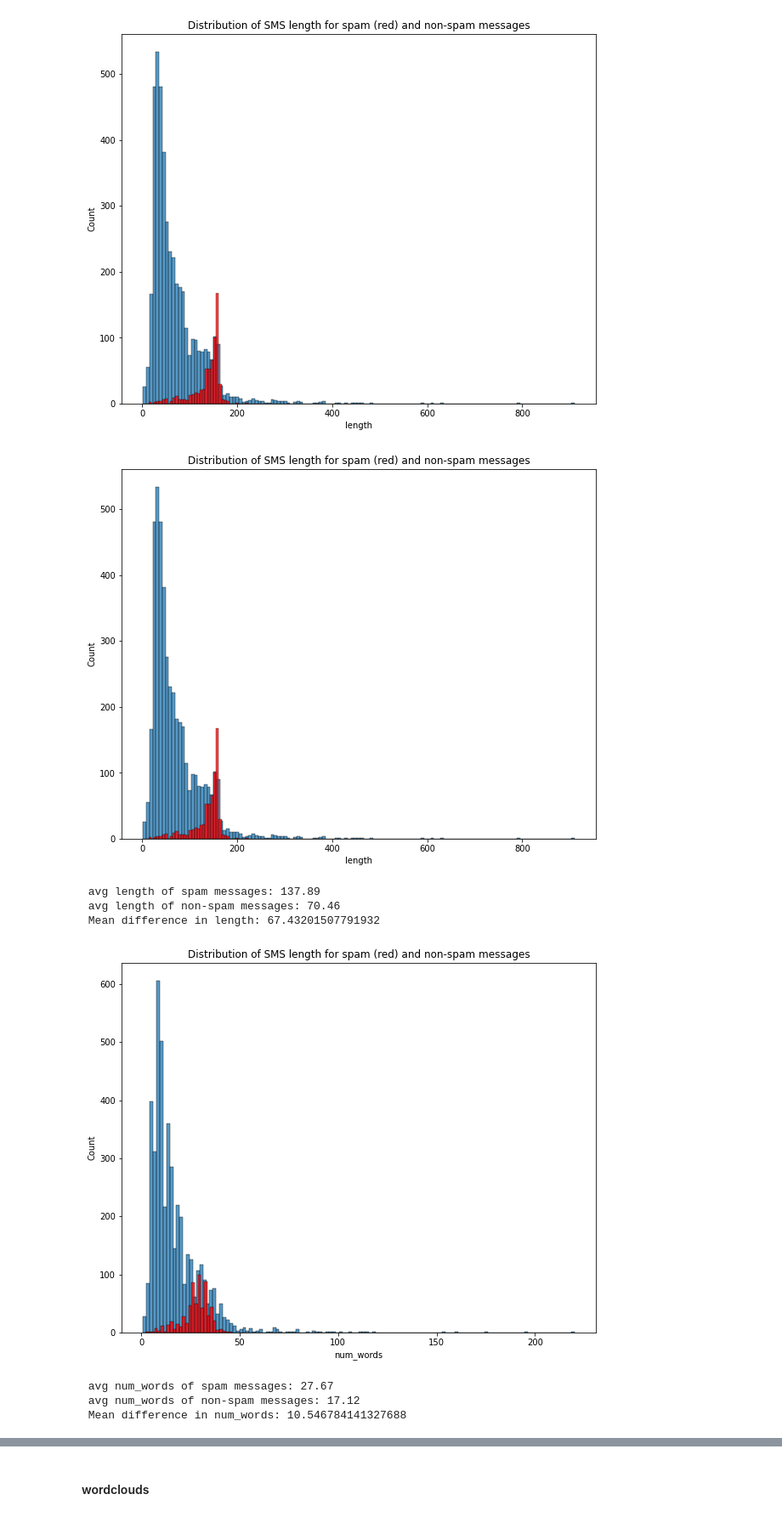
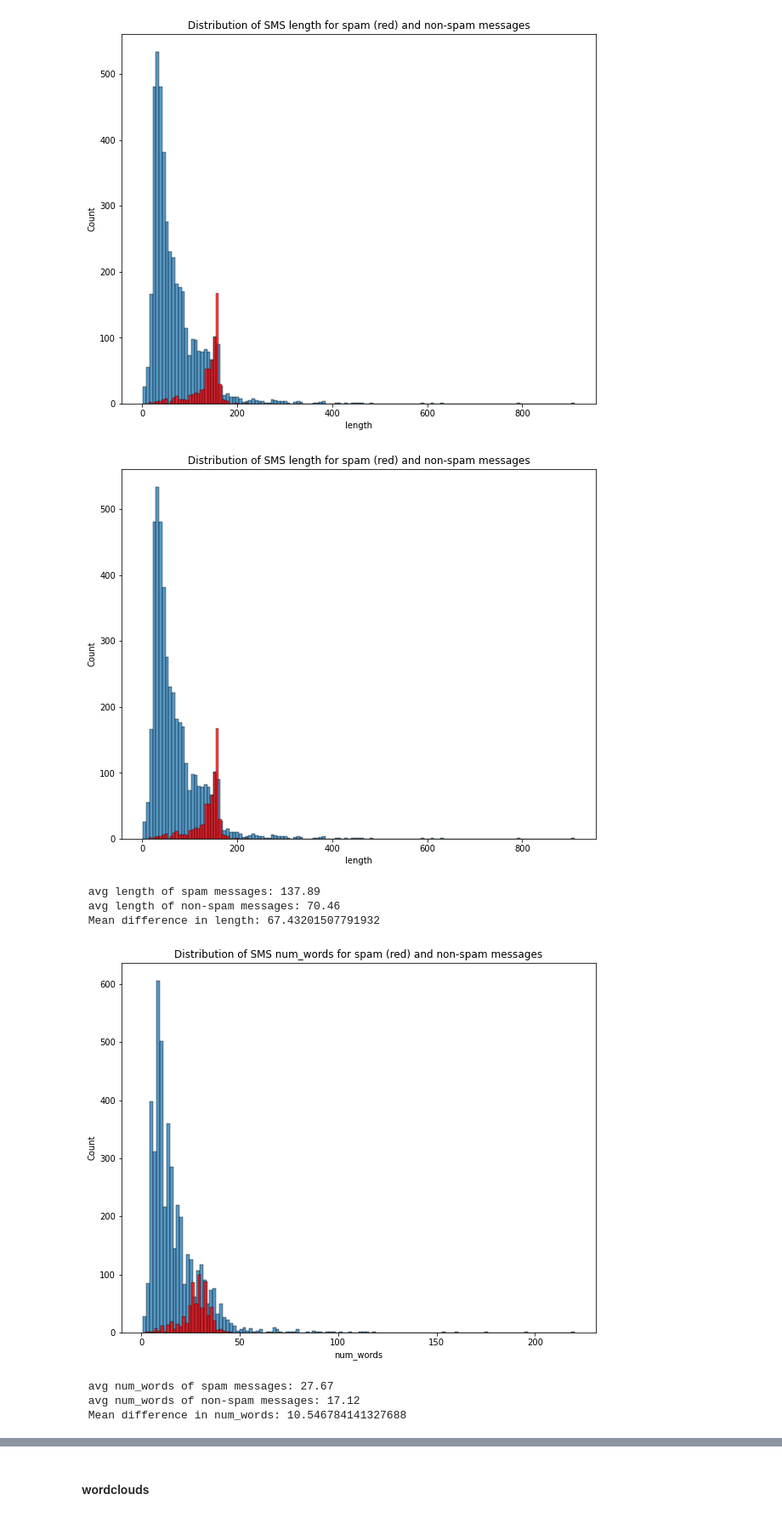
Before and after one commit to raghuvir1/spam_classifier, a Jupyter notebook: spam classifier.ipynb, the cells around one changed output, grey strips where cells are left out. Shown at 85% size. Cells and saved outputs as stored; diff of their text form; code cells hidden in the pictures.

```diff
--- a/spam classifier.ipynb
+++ b/spam classifier.ipynb
@@ -206,22 +206,25 @@ plt.show()
 # %% [output]
 [figure]
 # %%
+import seaborn as sns
+
+# plot distributions of 'length', 'num_words', and 'num_sent' against spam and non-spam messages
 for col in ['length', 'num_words', 'num_sent' ]:
     plt.figure(figsize=(10,8))
-    plt.title('Distribution of SMS length for spam (red) and non-spam messages')
+    plt.title(f'Distribution of SMS {col} for spam (red) and non-spam messages')
     sns.histplot(spam_df[spam_df['target'] == 0][col])
     sns.histplot(spam_df[spam_df['target'] == 1][col],color='red')
     plt.show()
 
     print(f" avg {str(col)} of spam messages: {spam_df[spam_df['target']==1][col].mean().round(2)}")
     print(f" avg {str(col)} of non-spam messages: {spam_df[spam_df['target']==0][col].mean().round(2)}")
     print(f" Mean difference in {str(col)}: {spam_df[spam_df['target']==1][col].mean() - spam_df[spam_df['target']==0][col].mean()} \n")
 # %% [output]
 [figure]
  avg length of spam messages: 137.89
  avg length of non-spam messages: 70.46
  Mean difference in length: 67.43201507791932
-[figure, old version]
+[figure, new version]
  avg num_words of spam messages: 27.67
  avg num_words of non-spam messages: 17.12
  Mean difference in num_words: 10.546784141327688
```
Also changed, not shown: parts of 14 cells of this notebook.
